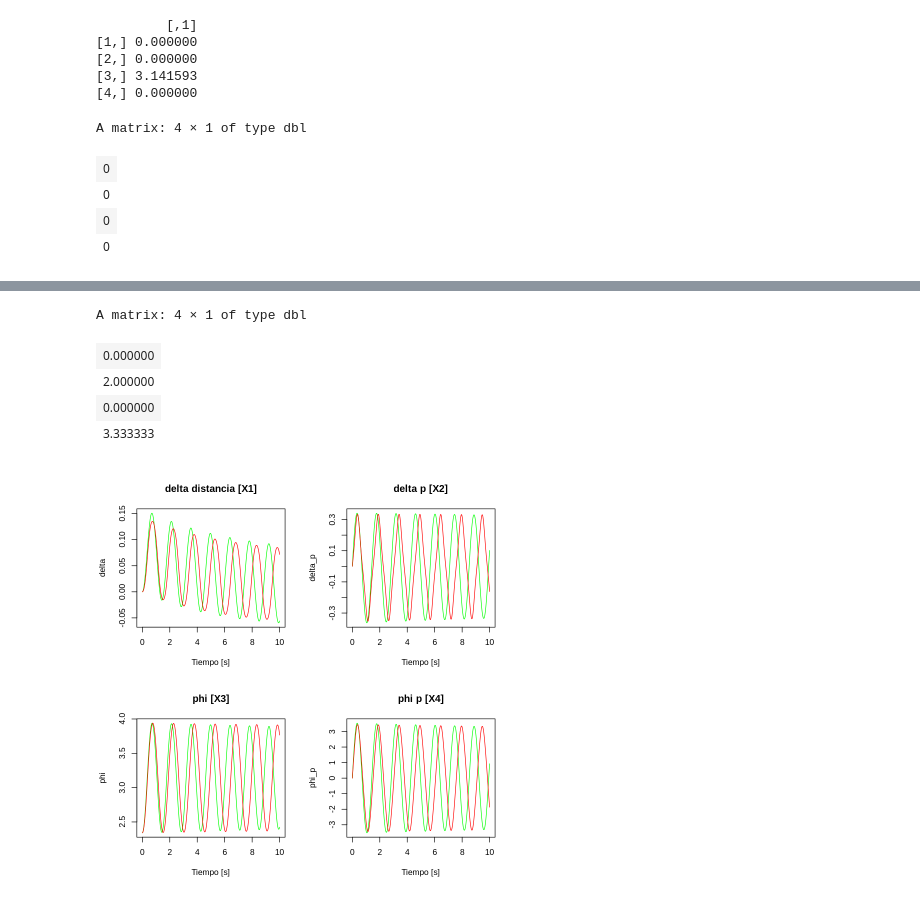
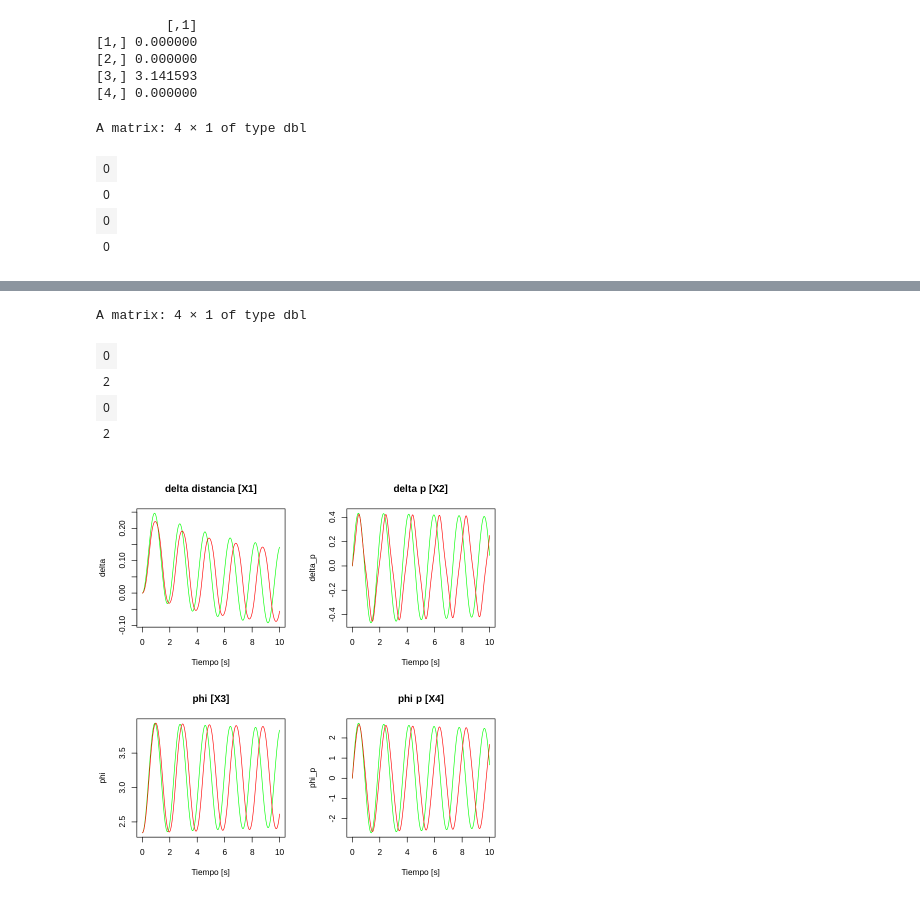
Before and after one commit to pab10dm/pab10dm, a Jupyter notebook: RpenduloLinealyNOLinealcorto_R.ipynb, the cells around one changed output, grey strips where cells are left out. Cells and saved outputs as stored; diff of their text form; code cells hidden in the pictures.

```diff
--- a/RpenduloLinealyNOLinealcorto_R.ipynb
+++ b/RpenduloLinealyNOLinealcorto_R.ipynb
@@ -1,7 +1,6 @@
 # %% [markdown]
 <a href="https://colab.research.google.com/github/pab10dm/pab10dm/blob/main/RpenduloLinealyNOLinealcorto_R.ipynb" target="_parent"><img src="https://colab.research.google.com/assets/colab-badge.svg" alt="Open In Colab"/></a>
 # %%
-#############################################
 #############################################
 #https://colab.research.google.com/?authuser=1#create=true&language=r
 #La linea superior crea el Notebook, el authuser=1 indica el usuario del Chrome, en mi caso, 0 es gmail y 1 es UNC.edu.ar
@@ -21,7 +20,7 @@ X1      <-c(0,0,0,0)
 dim(X1) <- c(4,1)
 X1
 ########################################
-m=.1;F=0.1; long=0.6;g=9.8;M=.5;dlt_t=0.0001;
+m=.1;F=0.1; long=1;g=9.8;M=.5;dlt_t=0.0001;
 ########################################
 TL=5.; #tiempo de simulacion
 u=0.;
@@ -121,6 +120,6 @@ A matrix: 4 × 1 of type dbl
 A matrix: 4 × 1 of type dbl
-| 0.000000 |
-| 2.000000 |
-| 0.000000 |
-| 3.333333 |
+| 0 |
+| 2 |
+| 0 |
+| 2 |
-[figure, old version]
+[figure, new version]
```
Also changed, not shown: parts of 1 cell of this notebook.
